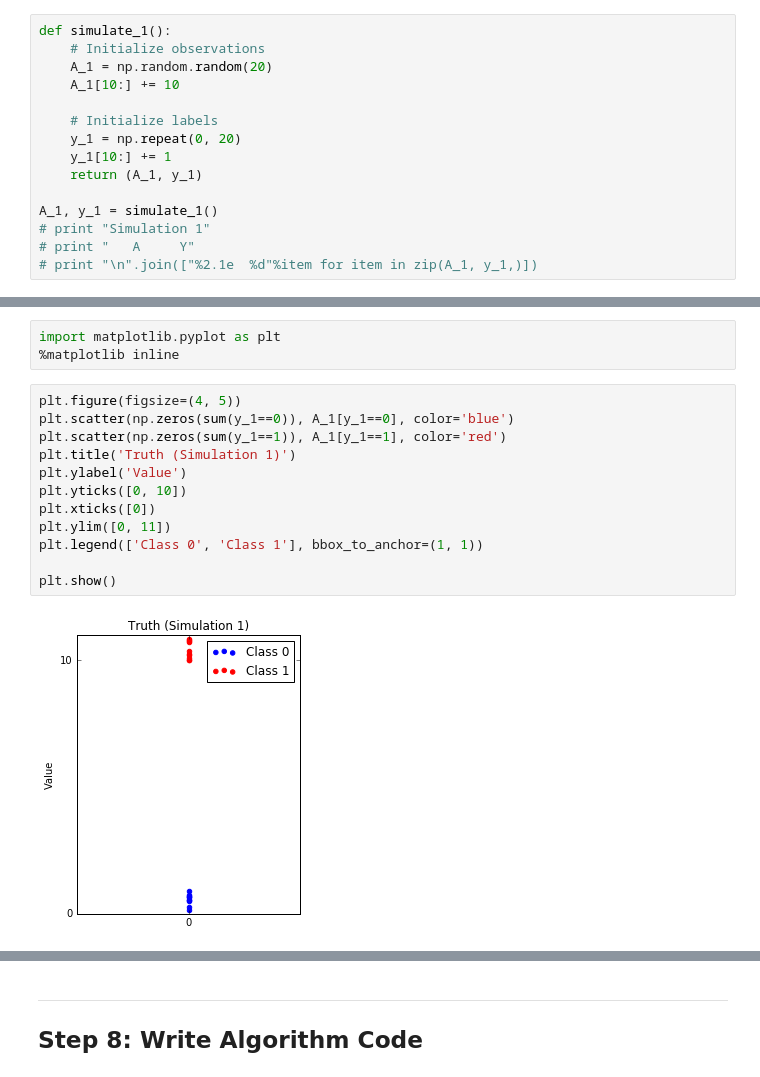
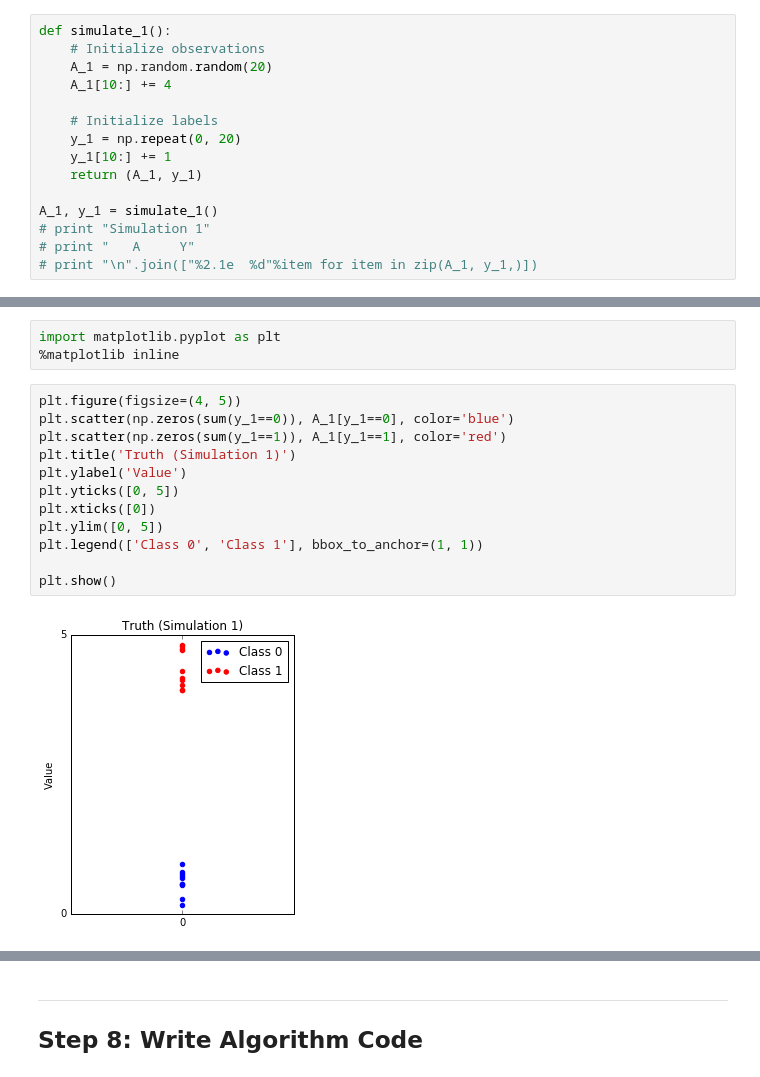
Before and after one commit to neurodata/checklists, a Jupyter notebook: Tutorials/Python/code_example.ipynb, the cells around one changed output, grey strips where cells are left out. Drawn from its saved outputs; the diff is of its cells as text.

```diff
--- a/Tutorials/Python/code_example.ipynb
+++ b/Tutorials/Python/code_example.ipynb
@@ -52,7 +35,7 @@ np.random.seed(123456789)
 def simulate_1():
     # Initialize observations
     A_1 = np.random.random(20)
-    A_1[10:] += 10
+    A_1[10:] += 4
 
     # Initialize labels
     y_1 = np.repeat(0, 20)
@@ -87,17 +70,17 @@ import matplotlib.pyplot as plt
 # %%
 plt.figure(figsize=(4, 5))
 plt.scatter(np.zeros(sum(y_1==0)), A_1[y_1==0], color='blue')
 plt.scatter(np.zeros(sum(y_1==1)), A_1[y_1==1], color='red')
 plt.title('Truth (Simulation 1)')
 plt.ylabel('Value')
-plt.yticks([0, 10])
+plt.yticks([0, 5])
 plt.xticks([0])
-plt.ylim([0, 11])
+plt.ylim([0, 5])
 plt.legend(['Class 0', 'Class 1'], bbox_to_anchor=(1, 1))
 
 plt.show()
 # %% [output]
-[figure, old version]
+[figure, new version]
 # %%
 plt.figure(figsize=(4, 5))
 plt.scatter(np.zeros(sum(y_2==0)), A_2[y_2==0], color='blue')
```
Also changed, not shown: parts of 9 cells of this notebook.
